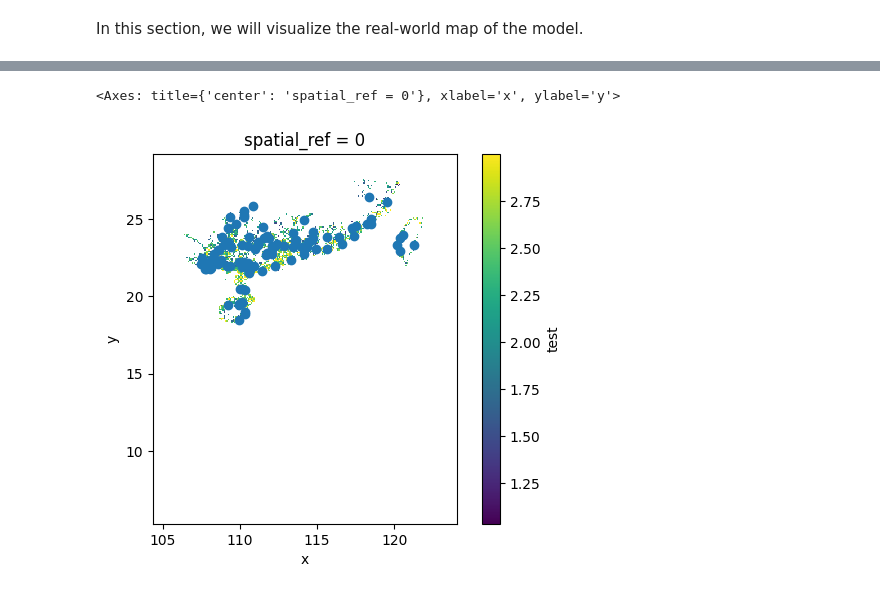
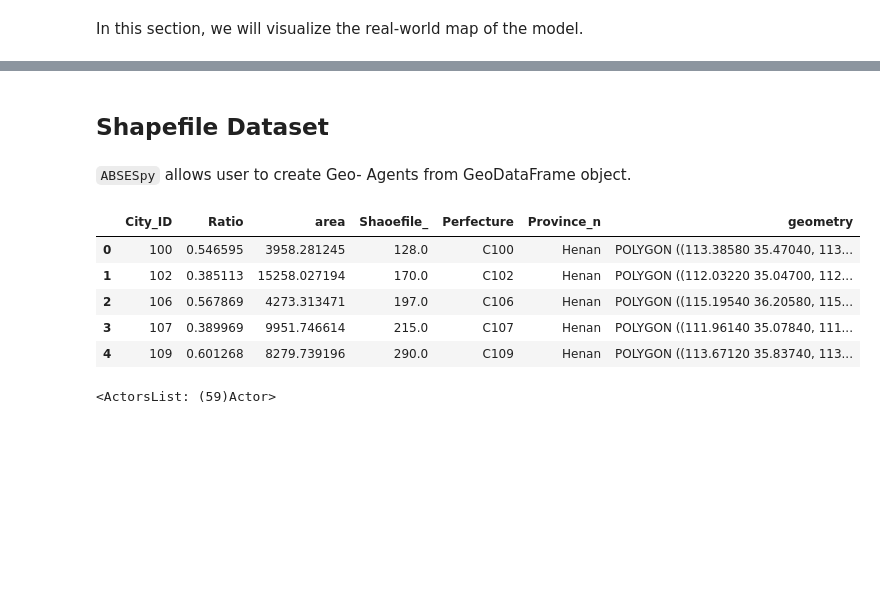
Before and after one commit to ABSESpy/ABSESpy, a Jupyter notebook: docs/tutorial/advanced/viz_model.ipynb, the cells around one changed output, grey strips where cells are left out. Drawn from its saved outputs; the diff is of its cells as text; code cells hidden in the pictures; blank space fills up the shorter version.

```diff
--- a/docs/tutorial/advanced/viz_model.ipynb
+++ b/docs/tutorial/advanced/viz_model.ipynb
@@ -113,9 +71,25 @@ gdf.plot(marker="^")
-# %%
-import matplotlib.pyplot as plt
-
-fig, ax = plt.subplots()
-cropland.get_xarray("test").plot(ax=ax)
-gdf.plot(ax=ax)
-# %% [output]
-<Axes: title={'center': 'spatial_ref = 0'}, xlabel='x', ylabel='y'>
-[figure, removed]
+# %% [markdown]
+## Shapefile Dataset
+# %% [markdown]
+`ABSESpy` allows user to create Geo- Agents from GeoDataFrame object.
+# %%
+from abses import load_data
+import geopandas as gpd
+
+data = gpd.read_file(load_data("YR_cities.zip"))
+data.head()
+# %% [output]
+|  | City_ID | Ratio | area | Shaoefile_ | Perfecture | Province_n | geometry |
+| 0 | 100 | 0.546595 | 3958.281245 | 128.0 | C100 | Henan | POLYGON ((113.38580 35.47040, 113... |
+| 1 | 102 | 0.385113 | 15258.027194 | 170.0 | C102 | Henan | POLYGON ((112.03220 35.04700, 112... |
+| 2 | 106 | 0.567869 | 4273.313471 | 197.0 | C106 | Henan | POLYGON ((115.19540 36.20580, 115... |
+| 3 | 107 | 0.389969 | 9951.746614 | 215.0 | C107 | Henan | POLYGON ((111.96140 35.07840, 111... |
+| 4 | 109 | 0.601268 | 8279.739196 | 290.0 | C109 | Henan | POLYGON ((113.67120 35.83740, 113... |
+# %%
+model2 = MainModel()
+cities = model2.agents.new_from_gdf(
+    data, unique_id="City_ID", attrs={"area": "area", "Province_n": "province"}
+)
+cities
+# %% [output]
+<ActorsList: (59)Actor>
```
Also changed, not shown: parts of 10 cells of this notebook, 11 other files.
